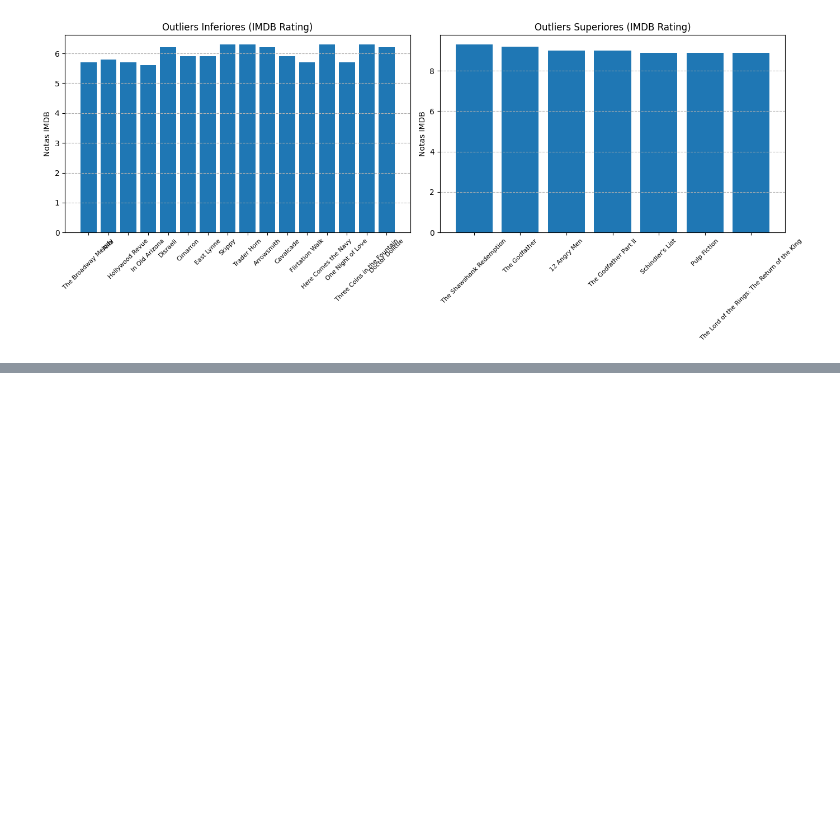
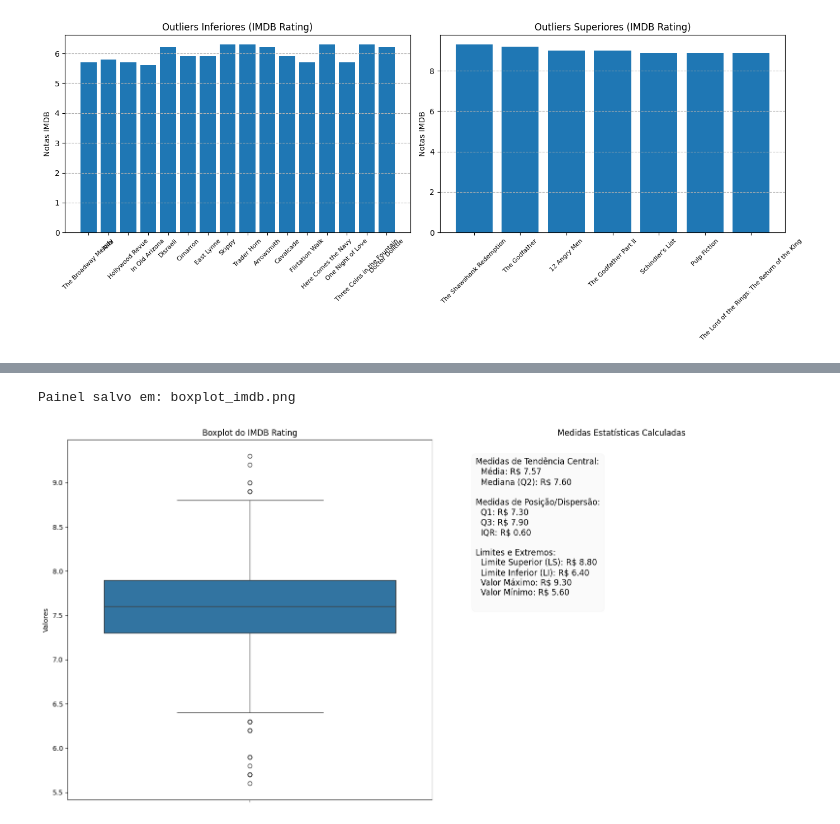
Before and after one commit to ThiPi93/BigDataSenacNI, a Jupyter notebook: projeto_final_modulo02.ipynb, the cells around one changed output, grey strips where cells are left out. Saved outputs shown, nothing was run; the diff lists cells and outputs as text; code cells hidden in the pictures; blank space fills up the shorter version.

```diff
--- a/projeto_final_modulo02.ipynb
+++ b/projeto_final_modulo02.ipynb
@@ -179,3 +179,6 @@ else:
     print("\nNão houve outliers superiores ou inferiores para plotar.")
 # %% [output]
 [figure]
+# %%
+imdb_array = df['IMDB Rating'].values
+imdb_array
@@ -181,0 +203,5 @@ else:
+# %%
+from statistic import calcular_medidas_descritivas
+
+medidas_imdb = calcular_medidas_descritivas(imdb_array)
+medidas_imdb
@@ -181,0 +218,12 @@ else:
+# %%
+from statistic import gerar_painel_boxplot
+
+gerar_painel_boxplot(
+    imdb_array,
+    medidas_imdb,
+    titulo_boxplot='Boxplot do IMDB Rating',
+    caminho_salvar='boxplot_imdb.png'   # opcional
+)
+# %% [output]
+Painel salvo em: boxplot_imdb.png
+[figure, added]
```
Also changed, not shown: parts of 2 cells of this notebook.
